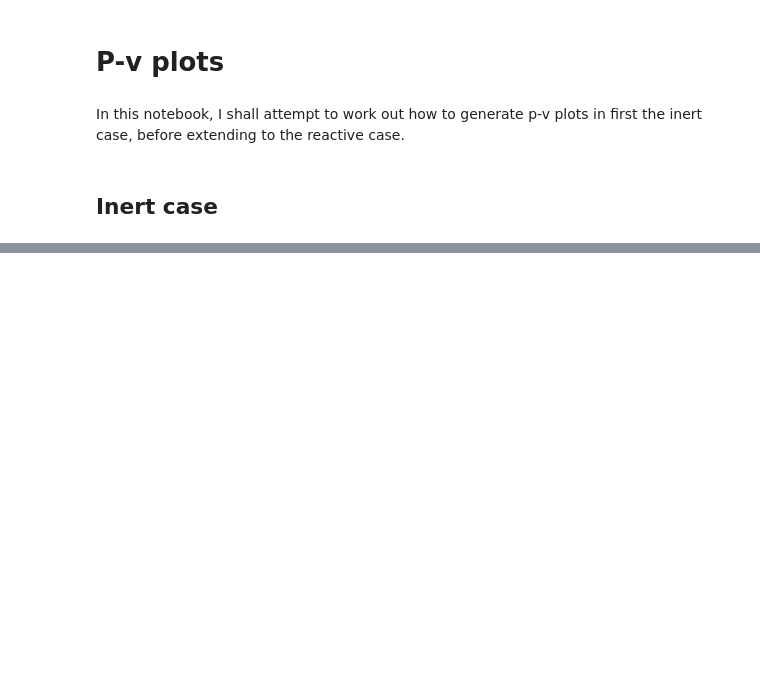
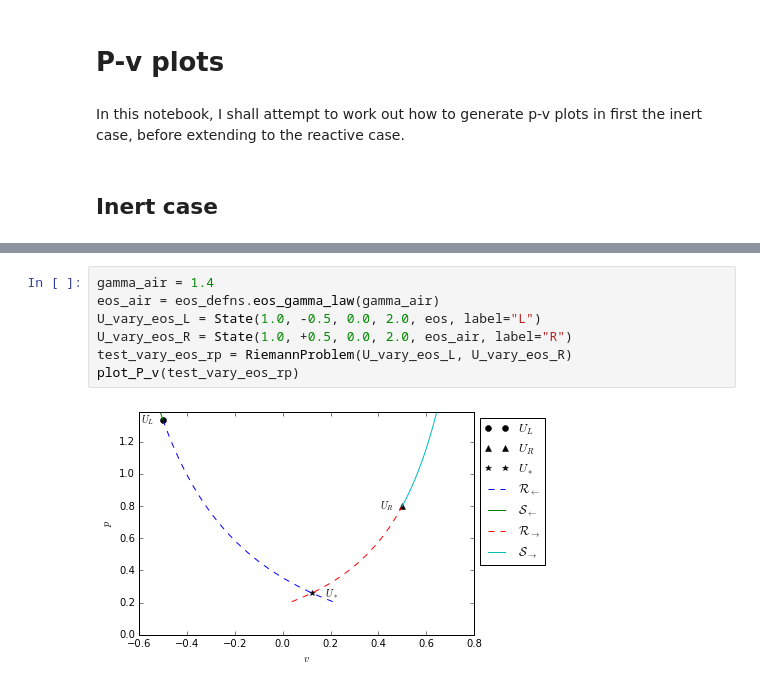
Before and after one commit to harpolea/r3d2, a Jupyter notebook: docs/p_v_plots.ipynb, the cells around one changed output, grey strips where cells are left out. Drawn from its saved outputs; the diff is of its cells as text; blank space fills up the shorter version.

```diff
--- a/docs/p_v_plots.ipynb
+++ b/docs/p_v_plots.ipynb
@@ -21,0 +225,9 @@ test_1_rp = RiemannProblem(test_1_U_left, test_1_U_right)
+# %%
+gamma_air = 1.4
+eos_air = eos_defns.eos_gamma_law(gamma_air)
+U_vary_eos_L = State(1.0, -0.5, 0.0, 2.0, eos, label="L")
+U_vary_eos_R = State(1.0, +0.5, 0.0, 2.0, eos_air, label="R")
+test_vary_eos_rp = RiemannProblem(U_vary_eos_L, U_vary_eos_R)
+plot_P_v(test_vary_eos_rp)
+# %% [output]
+[figure, added]
```
Also changed, not shown: parts of 13 cells of this notebook, 2 other files.
